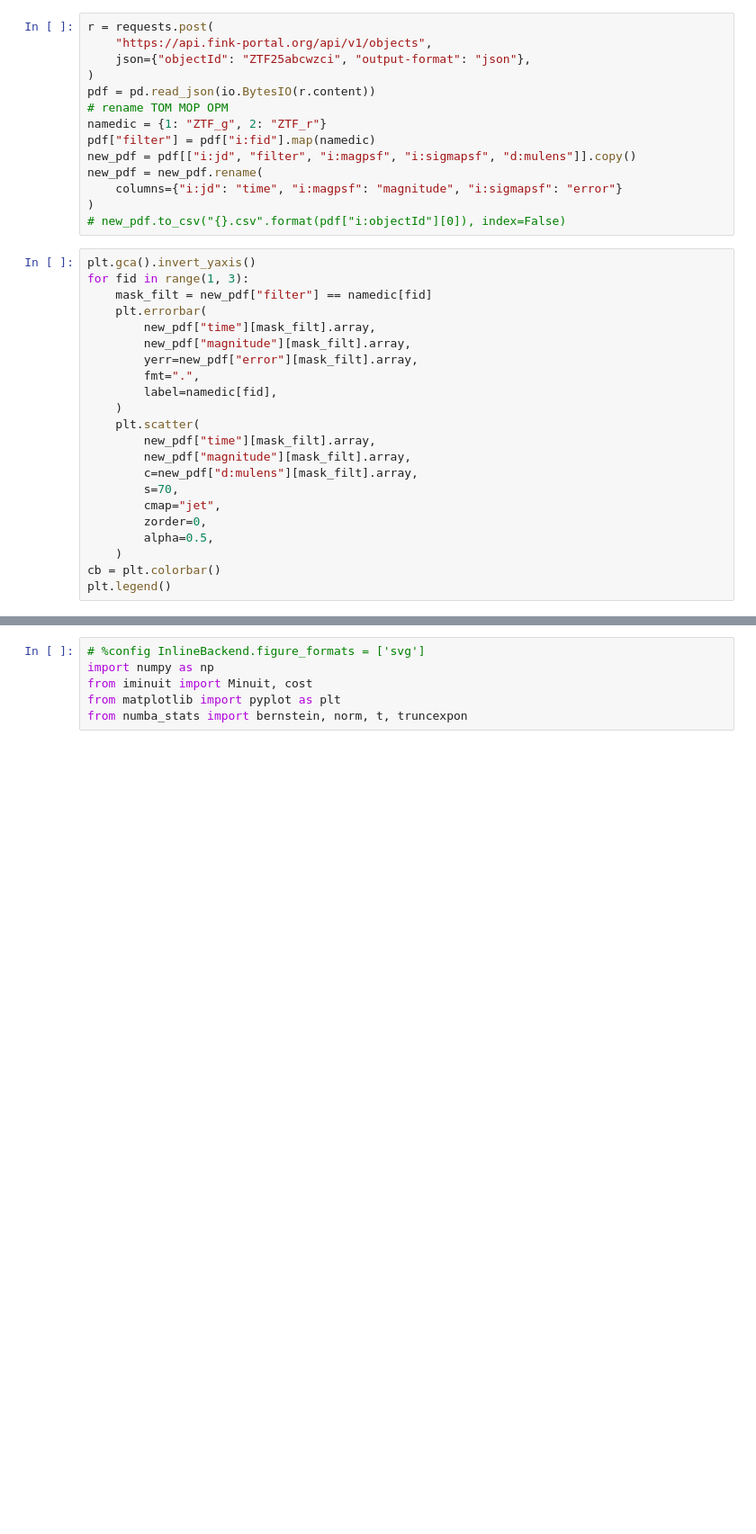
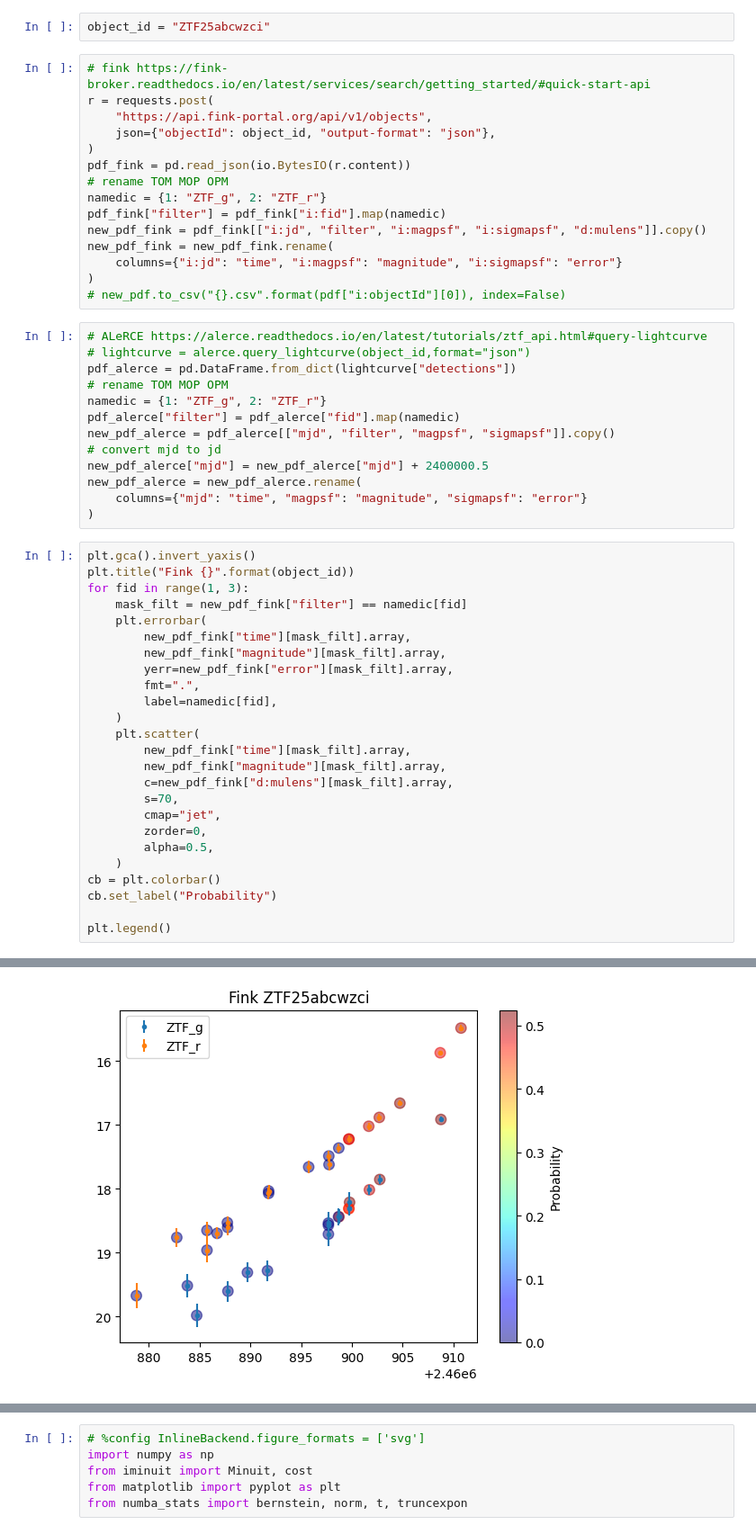
Before and after one commit to mpgh/tom_opm_tools, a Jupyter notebook: OPM_test_event_ZTF2025/test_event_2025_ZTF_fink.ipynb, the cells around one changed output, grey strips where cells are left out. Shown at 90% size. Cells and saved outputs as stored; diff of their text form; blank space fills up the shorter version.

Commit message:
compare ALeRCE and fink

```diff
--- a/OPM_test_event_ZTF2025/test_event_2025_ZTF_fink.ipynb
+++ b/OPM_test_event_ZTF2025/test_event_2025_ZTF_fink.ipynb
@@ -5,37 +10,57 @@ import pandas as pd
 import requests
+# %%
+object_id = "ZTF25abcwzci"
 # %%
+# fink https://fink-broker.readthedocs.io/en/latest/services/search/getting_started/#quick-start-api
 r = requests.post(
     "https://api.fink-portal.org/api/v1/objects",
-    json={"objectId": "ZTF25abcwzci", "output-format": "json"},
+    json={"objectId": object_id, "output-format": "json"},
 )
-pdf = pd.read_json(io.BytesIO(r.content))
+pdf_fink = pd.read_json(io.BytesIO(r.content))
 # rename TOM MOP OPM
 namedic = {1: "ZTF_g", 2: "ZTF_r"}
-pdf["filter"] = pdf["i:fid"].map(namedic)
-new_pdf = pdf[["i:jd", "filter", "i:magpsf", "i:sigmapsf", "d:mulens"]].copy()
-new_pdf = new_pdf.rename(
+pdf_fink["filter"] = pdf_fink["i:fid"].map(namedic)
+new_pdf_fink = pdf_fink[["i:jd", "filter", "i:magpsf", "i:sigmapsf", "d:mulens"]].copy()
+new_pdf_fink = new_pdf_fink.rename(
     columns={"i:jd": "time", "i:magpsf": "magnitude", "i:sigmapsf": "error"}
 )
 # new_pdf.to_csv("{}.csv".format(pdf["i:objectId"][0]), index=False)
+# %%
+# ALeRCE https://alerce.readthedocs.io/en/latest/tutorials/ztf_api.html#query-lightcurve
+# lightcurve = alerce.query_lightcurve(object_id,format="json")
+pdf_alerce = pd.DataFrame.from_dict(lightcurve["detections"])
+# rename TOM MOP OPM
+namedic = {1: "ZTF_g", 2: "ZTF_r"}
+pdf_alerce["filter"] = pdf_alerce["fid"].map(namedic)
+new_pdf_alerce = pdf_alerce[["mjd", "filter", "magpsf", "sigmapsf"]].copy()
+# convert mjd to jd
+new_pdf_alerce["mjd"] = new_pdf_alerce["mjd"] + 2400000.5
+new_pdf_alerce = new_pdf_alerce.rename(
+    columns={"mjd": "time", "magpsf": "magnitude", "sigmapsf": "error"}
+)
 # %%
 plt.gca().invert_yaxis()
+plt.title("Fink {}".format(object_id))
 for fid in range(1, 3):
-    mask_filt = new_pdf["filter"] == namedic[fid]
+    mask_filt = new_pdf_fink["filter"] == namedic[fid]
     plt.errorbar(
-        new_pdf["time"][mask_filt].array,
-        new_pdf["magnitude"][mask_filt].array,
-        yerr=new_pdf["error"][mask_filt].array,
+        new_pdf_fink["time"][mask_filt].array,
+        new_pdf_fink["magnitude"][mask_filt].array,
+        yerr=new_pdf_fink["error"][mask_filt].array,
         fmt=".",
         label=namedic[fid],
     )
     plt.scatter(
-        new_pdf["time"][mask_filt].array,
-        new_pdf["magnitude"][mask_filt].array,
-        c=new_pdf["d:mulens"][mask_filt].array,
+        new_pdf_fink["time"][mask_filt].array,
+        new_pdf_fink["magnitude"][mask_filt].array,
+        c=new_pdf_fink["d:mulens"][mask_filt].array,
         s=70,
         cmap="jet",
         zorder=0,
         alpha=0.5,
     )
 cb = plt.colorbar()
+cb.set_label("Probability")
+
 plt.legend()
+# %% [output]
@@ -41,0 +68 @@ plt.legend()
+[figure, added]
```
Also changed, not shown: parts of 5 cells of this notebook, 3 other files.
